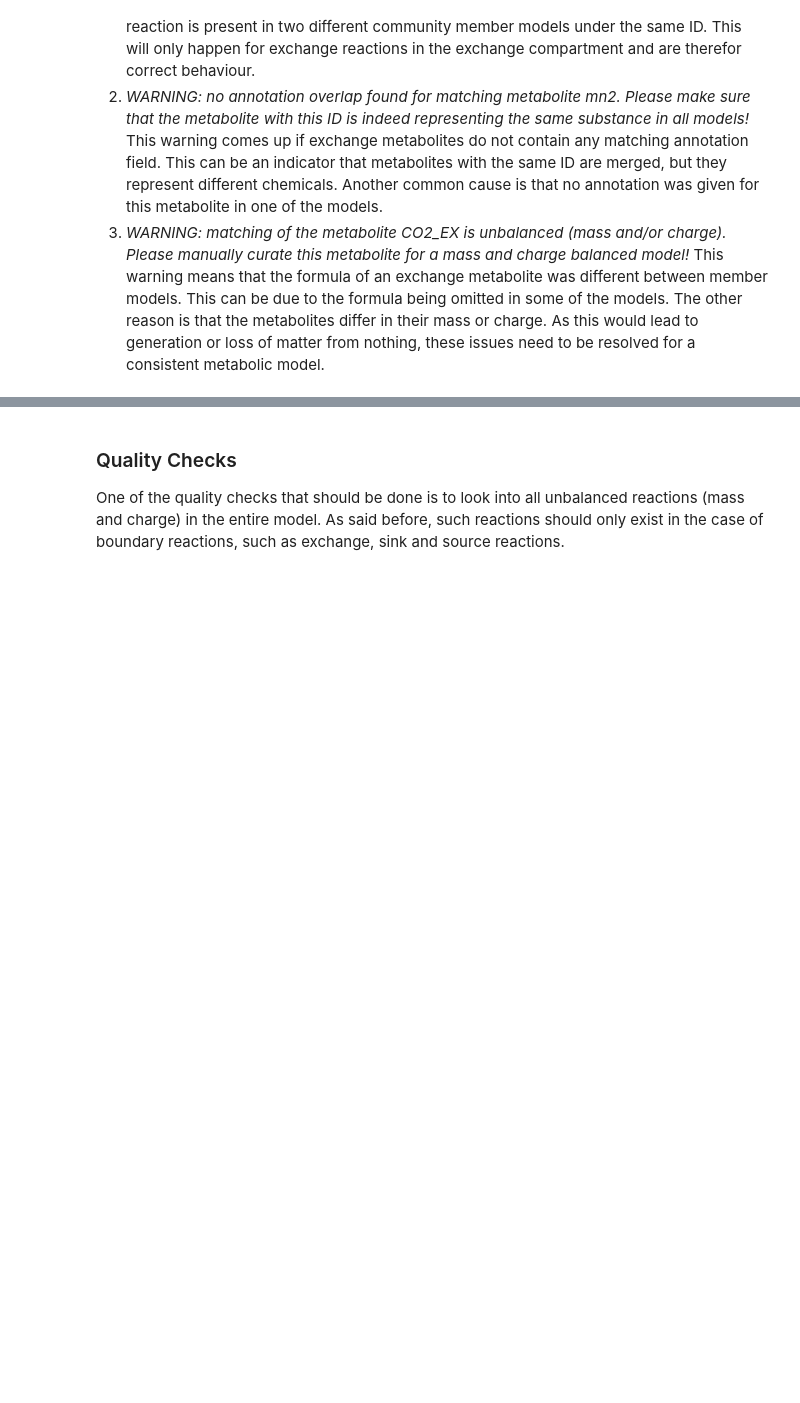
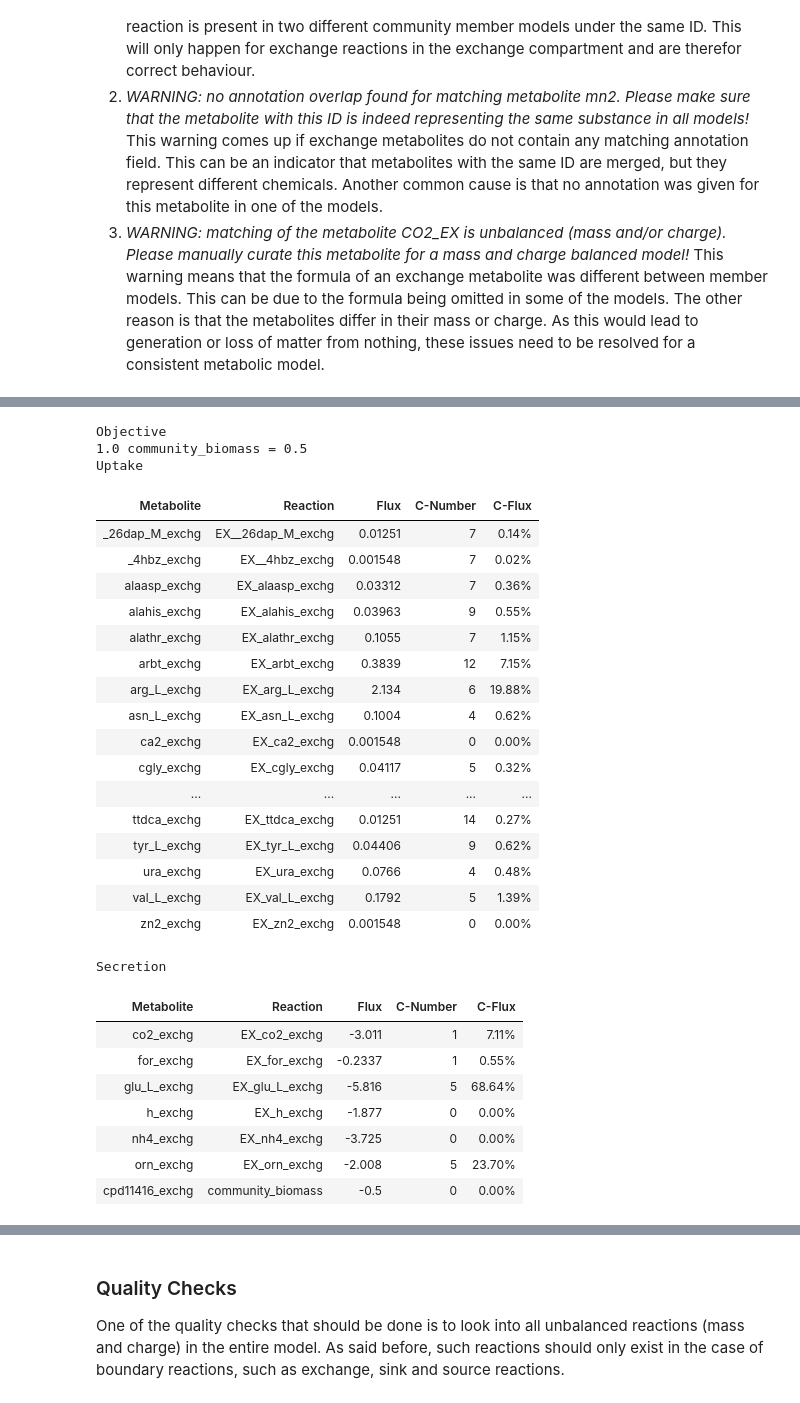
Before and after one commit to univieCUBE/PyCoMo, a Jupyter notebook: tutorial/PyCoMo_basics.ipynb, the cells around one changed output, grey strips where cells are left out. Saved outputs shown, nothing was run; the diff lists cells and outputs as text; code cells hidden in the pictures; blank space fills up the shorter version.

```diff
--- a/tutorial/PyCoMo_basics.ipynb
+++ b/tutorial/PyCoMo_basics.ipynb
@@ -268,2 +282,35 @@ The output of the community model creation contains quite some lines of info and
+# %%
+com_model_obj.apply_fixed_growth_rate(0.5)
+com_model_obj.summary()
+# %% [output]
+Objective
+1.0 community_biomass = 0.5
+Uptake
+| Metabolite | Reaction | Flux | C-Number | C-Flux |
+| _26dap_M_exchg | EX__26dap_M_exchg | 0.01251 | 7 | 0.14% |
+| _4hbz_exchg | EX__4hbz_exchg | 0.001548 | 7 | 0.02% |
+| alaasp_exchg | EX_alaasp_exchg | 0.03312 | 7 | 0.36% |
+| alahis_exchg | EX_alahis_exchg | 0.03963 | 9 | 0.55% |
+| alathr_exchg | EX_alathr_exchg | 0.1055 | 7 | 1.15% |
+| arbt_exchg | EX_arbt_exchg | 0.3839 | 12 | 7.15% |
+| arg_L_exchg | EX_arg_L_exchg | 2.134 | 6 | 19.88% |
+| asn_L_exchg | EX_asn_L_exchg | 0.1004 | 4 | 0.62% |
+| ca2_exchg | EX_ca2_exchg | 0.001548 | 0 | 0.00% |
+| cgly_exchg | EX_cgly_exchg | 0.04117 | 5 | 0.32% |
+| ... | ... | ... | ... | ... |
+| ttdca_exchg | EX_ttdca_exchg | 0.01251 | 14 | 0.27% |
+| tyr_L_exchg | EX_tyr_L_exchg | 0.04406 | 9 | 0.62% |
+| ura_exchg | EX_ura_exchg | 0.0766 | 4 | 0.48% |
+| val_L_exchg | EX_val_L_exchg | 0.1792 | 5 | 1.39% |
+| zn2_exchg | EX_zn2_exchg | 0.001548 | 0 | 0.00% |
+Secretion
+| Metabolite | Reaction | Flux | C-Number | C-Flux |
+| co2_exchg | EX_co2_exchg | -3.011 | 1 | 7.11% |
+| for_exchg | EX_for_exchg | -0.2337 | 1 | 0.55% |
+| glu_L_exchg | EX_glu_L_exchg | -5.816 | 5 | 68.64% |
+| h_exchg | EX_h_exchg | -1.877 | 0 | 0.00% |
+| nh4_exchg | EX_nh4_exchg | -3.725 | 0 | 0.00% |
+| orn_exchg | EX_orn_exchg | -2.008 | 5 | 23.70% |
+| cpd11416_exchg | community_biomass | -0.5 | 0 | 0.00% |
 # %% [markdown]
 ### Setting the community member composition ###
```
Also changed, not shown: parts of 29 cells of this notebook, 3 other files.
